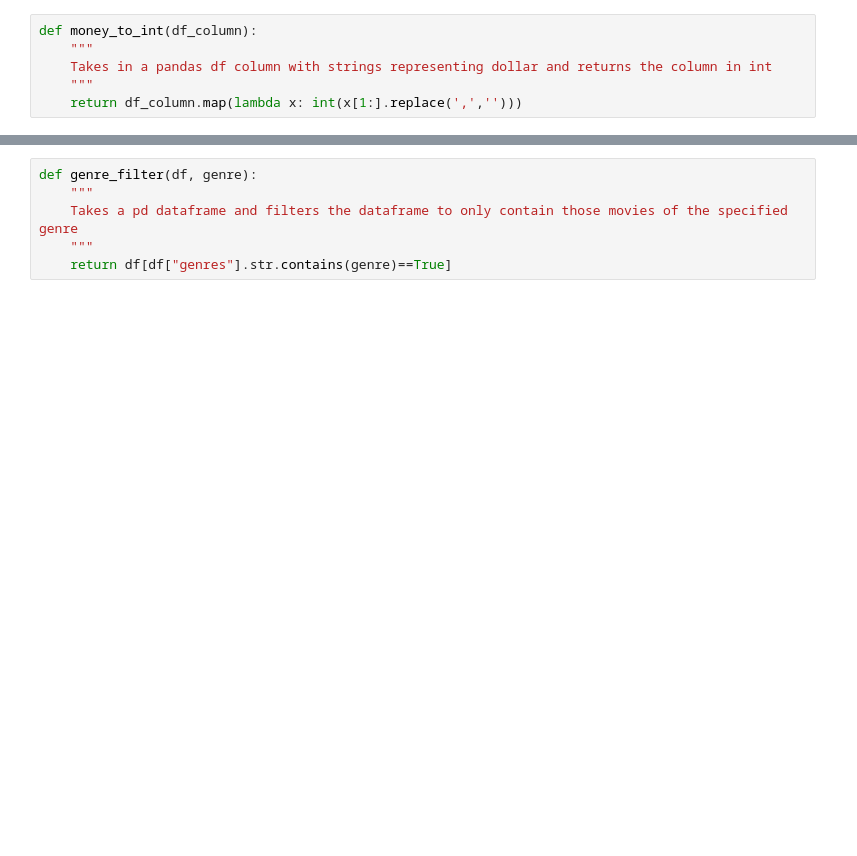
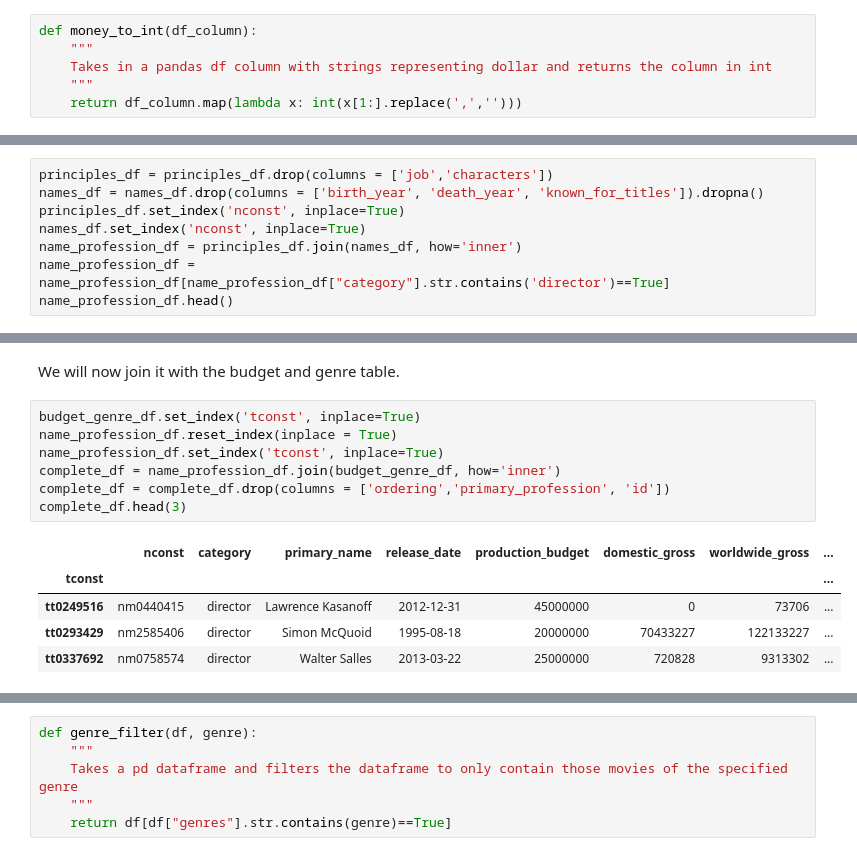
Before and after one commit to nonlocal-lia/microsoft-movie-analysis, a Jupyter notebook: dsc-phase1-project-template.ipynb, the cells around one changed output, grey strips where cells are left out. Saved outputs shown, nothing was run; the diff lists cells and outputs as text; blank space fills up the shorter version.

```diff
--- a/dsc-phase1-project-template.ipynb
+++ b/dsc-phase1-project-template.ipynb
@@ -317,0 +213,8 @@ len(gl)
+# %%
+principles_df = principles_df.drop(columns = ['job','characters'])
+names_df = names_df.drop(columns = ['birth_year', 'death_year', 'known_for_titles']).dropna()
+principles_df.set_index('nconst', inplace=True)
+names_df.set_index('nconst', inplace=True)
+name_profession_df = principles_df.join(names_df, how='inner')
+name_profession_df = name_profession_df[name_profession_df["category"].str.contains('director')==True]
+name_profession_df.head()
@@ -317,0 +229,15 @@ len(gl)
+# %% [markdown]
+We will now join it with the budget and genre table.
+# %%
+budget_genre_df.set_index('tconst', inplace=True)
+name_profession_df.reset_index(inplace = True)
+name_profession_df.set_index('tconst', inplace=True)
+complete_df = name_profession_df.join(budget_genre_df, how='inner')
+complete_df = complete_df.drop(columns = ['ordering','primary_profession', 'id'])
+complete_df.head(3)
+# %% [output]
+|  | nconst | category | primary_name | release_date | production_budget | domestic_gross | worldwide_gross | ... |
+| tconst |  |  |  |  |  |  |  | ... |
+| tt0249516 | nm0440415 | director | Lawrence Kasanoff | 2012-12-31 | 45000000 | 0 | 73706 | ... |
+| tt0293429 | nm2585406 | director | Simon McQuoid | 1995-08-18 | 20000000 | 70433227 | 122133227 | ... |
+| tt0337692 | nm0758574 | director | Walter Salles | 2013-03-22 | 25000000 | 720828 | 9313302 | ... |
```
Also changed, not shown: parts of 81 cells of this notebook.
